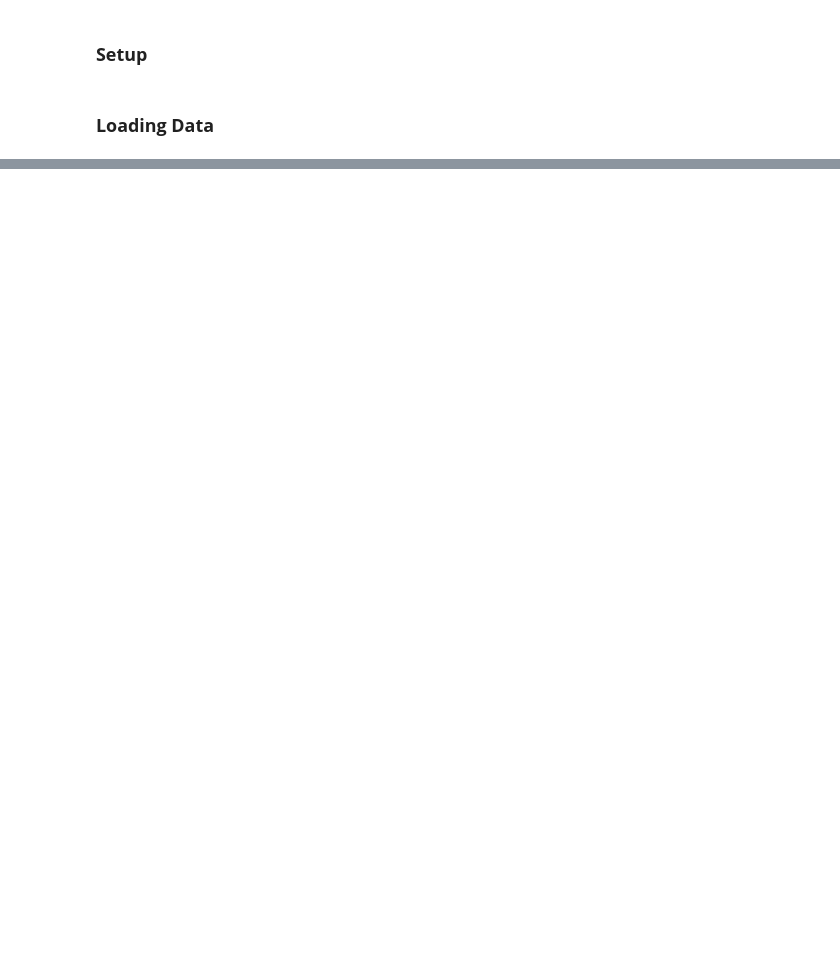
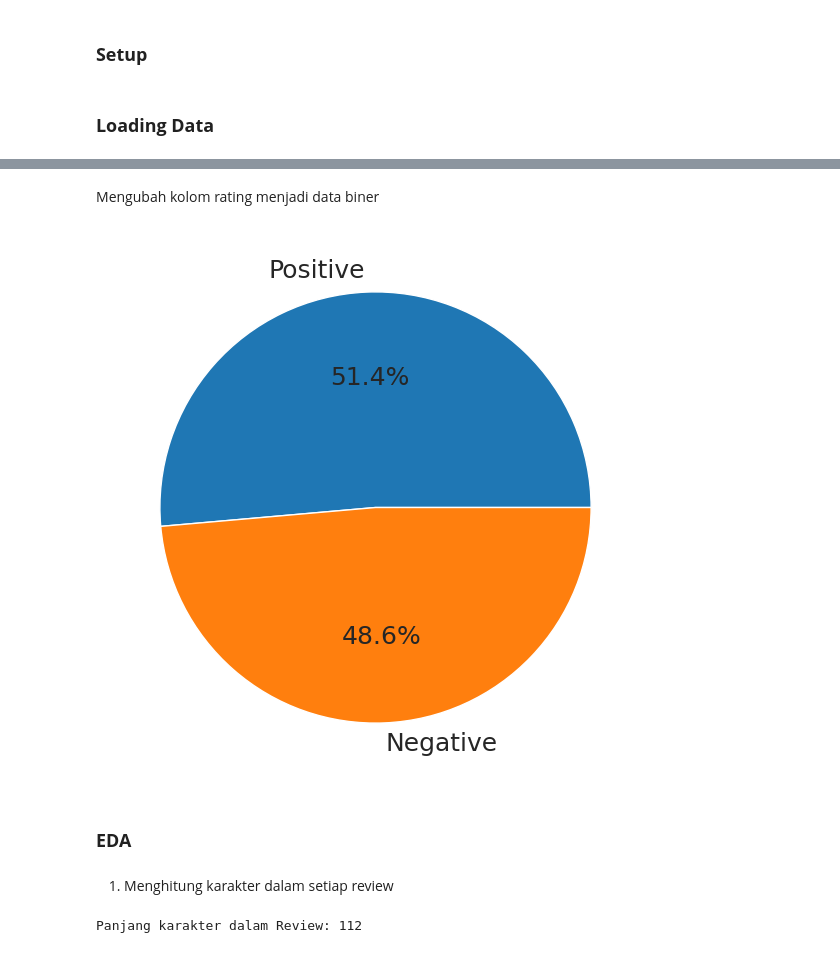
Before and after one commit to firarru/NLP-Spotify-Review, a Jupyter notebook: NLP_Spotify_Reviews.ipynb, the cells around one changed output, grey strips where cells are left out. Saved outputs shown, nothing was run; the diff lists cells and outputs as text; code cells hidden in the pictures; blank space fills up the shorter version.

```diff
--- a/NLP_Spotify_Reviews.ipynb
+++ b/NLP_Spotify_Reviews.ipynb
@@ -27,3 +27,7 @@ plt.rcParams['figure.figsize'] = (17,7)
 plt.rcParams['font.size'] = 18
 # %% [markdown]
 ### **Loading Data**
+# %%
+url = 'https://raw.githubusercontent.com/firarru/NLP-Spotify-Review/refs/heads/main/Dataset/reviews.csv'
+df = pd.read_csv(url, index_col=0)
+df
@@ -29,0 +92,26 @@ plt.rcParams['font.size'] = 18
+# %%
+df['Reply'].fillna('No Reply', inplace=True)
+# %% [markdown]
+Mengubah kolom rating menjadi data biner
+# %%
+# rating 4, 5 => Positive; 1, 2, 3 => Negative
+def ratings(rating):
+    if rating > 3 and rating < 6:
+        return "Positive"
+    if rating > 0 and rating < 4:
+        return "Negative"
+# %%
+df['Rating_Biner'] = df['Rating'].apply(ratings)
+plt.pie(df['Rating_Biner'].value_counts(), labels=df['Rating_Biner'].unique().tolist(), autopct='%1.1f%%')
+plt.show()
+# %% [output]
+[figure, added]
+# %% [markdown]
+### **EDA**
+# %% [markdown]
+1. Menghitung karakter dalam setiap review
+# %%
+length = len(df['Review'][0])
+print('Panjang karakter dalam Review:', length)
+# %% [output]
+Panjang karakter dalam Review: 112
```
Also changed, not shown: parts of 20 cells of this notebook.
